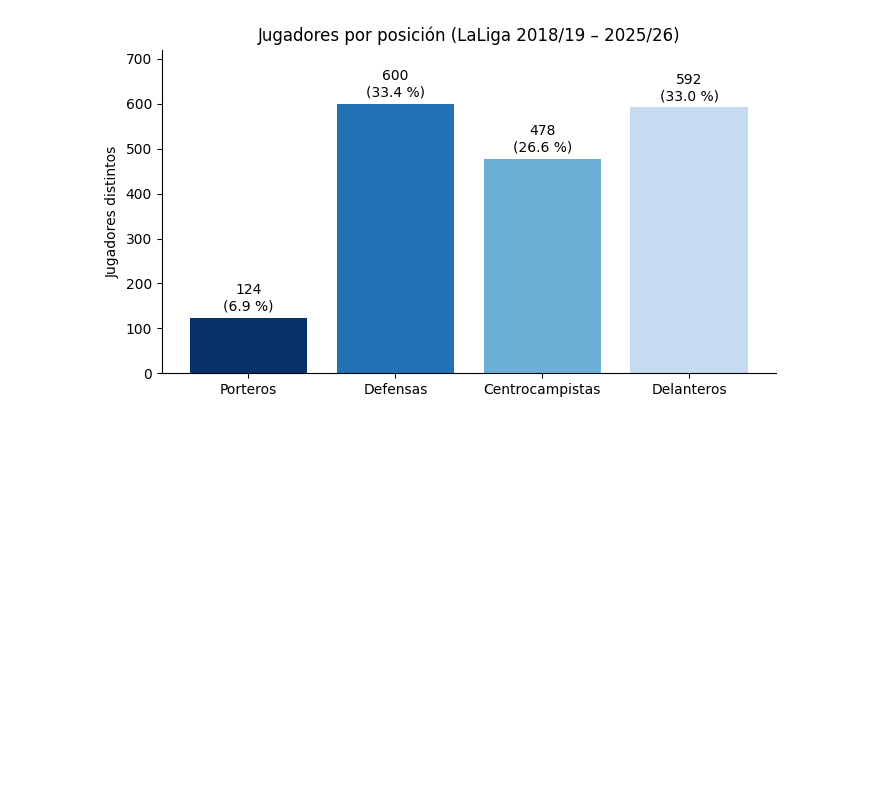
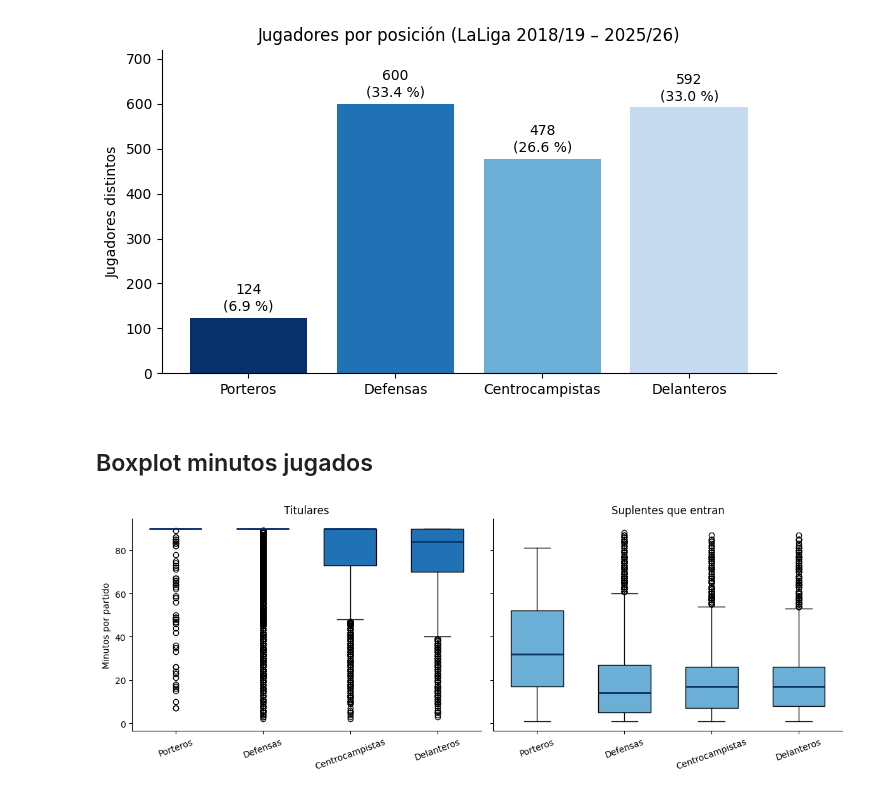
Before and after one commit to rukeror/TFG, a Jupyter notebook: EDA.ipynb, the cells around one changed output. Cells and saved outputs as stored; diff of their text form; code cells hidden in the pictures; blank space fills up the shorter version.

Commit message:
EDA: minutos, fiabilidad, correlaciones y porteros
Co-Authored-By: Claude Opus 5.5 <noreply@anthropic.com>
Claude-Session: https://claude.ai/code/session_01RrVZJMGxnaXHFiGEsk1Cuu

```diff
--- a/EDA.ipynb
+++ b/EDA.ipynb
@@ -84,3 +83,24 @@ plt.tight_layout()
 plt.show()
 # %% [output]
 [figure]
+# %% [markdown]
+## Boxplot minutos jugados
+# %%
+etiquetas = list(grupos.keys())
+titulares = [df.loc[df.position != "Sub", "minutes"] for df in grupos.values()]
+suplentes = [df.loc[df.position == "Sub", "minutes"] for df in grupos.values()]
+
+fig, axes = plt.subplots(1, 2, figsize=(12, 4.5), sharey=True)
+for ax, datos, titulo, color in zip(axes, [titulares, suplentes],
+                                    ["Titulares", "Suplentes que entran"], [AZULES[1], AZULES[2]]):
+    bp = ax.boxplot(datos, tick_labels=etiquetas, patch_artist=True, widths=0.6,
+                    medianprops={"color": AZULES[0], "linewidth": 2})
+    for caja in bp["boxes"]:
+        caja.set_facecolor(color)
+    ax.set_title(titulo)
+    ax.tick_params(axis="x", rotation=20)
+axes[0].set_ylabel("Minutos por partido")
+plt.tight_layout()
+plt.show()
+# %% [output]
+[figure, added]
```
Also changed, not shown: parts of 14 cells of this notebook.
